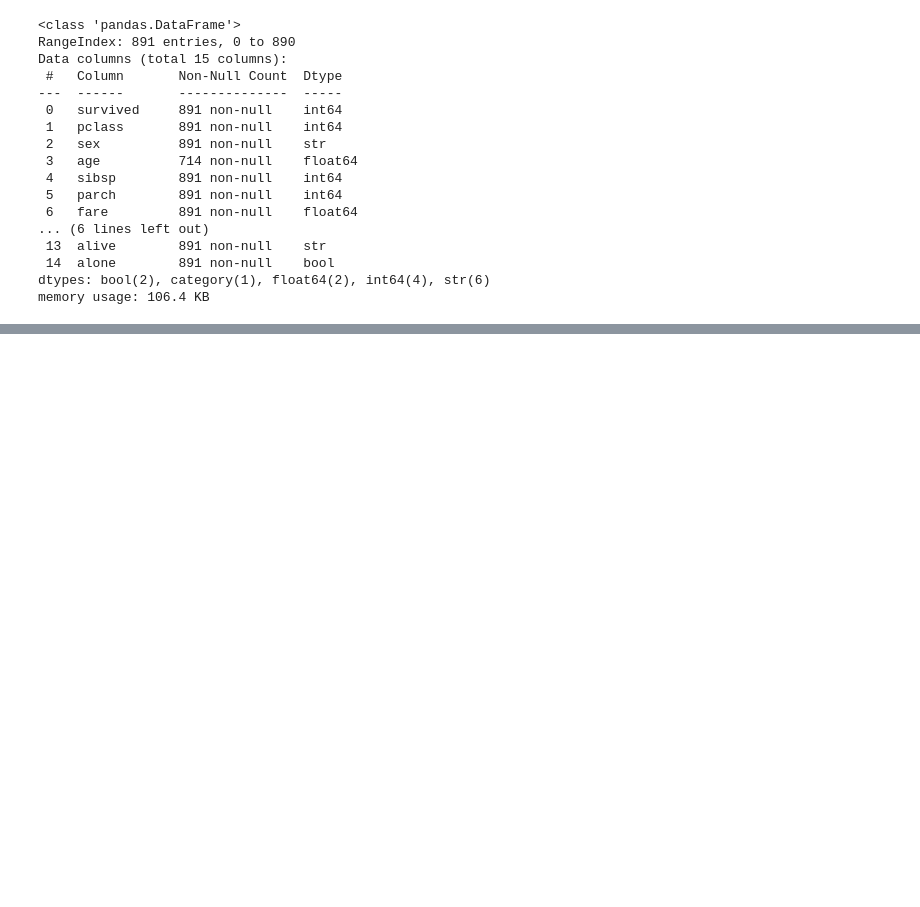
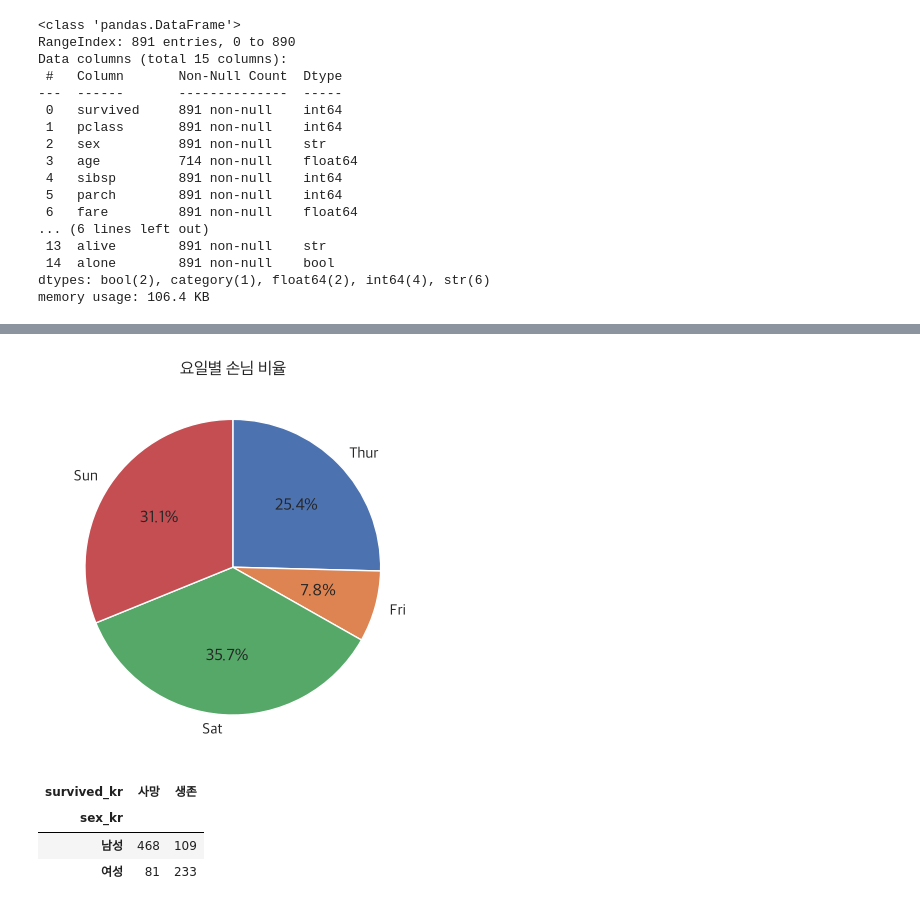
Before and after one commit to YoonTae98/machine_learning, a Jupyter notebook: 01.ipynb, the cells around one changed output, grey strips where cells are left out. Cells and saved outputs as stored; diff of their text form; code cells hidden in the pictures; blank space fills up the shorter version.

```diff
--- a/01.ipynb
+++ b/01.ipynb
@@ -273,0 +310,16 @@ titanic.head(10)
+# %%
+counts = tips["day"].value_counts().sort_index()
+plt.pie(counts, labels = counts.index, autopct = "%.1f%%",
+        startangle = 90, counterclock = False)
+plt.title("요일별 손님 비율")
+plt.show()
+# %% [output]
+[figure, added]
+# %%
+ct = pd.crosstab(titanic["sex_kr"], titanic["survived_kr"])
+ct
+# %% [output]
+| survived_kr | 사망 | 생존 |
+| sex_kr |  |  |
+| 남성 | 468 | 109 |
+| 여성 | 81 | 233 |
```
Also changed, not shown: parts of 13 cells of this notebook.
